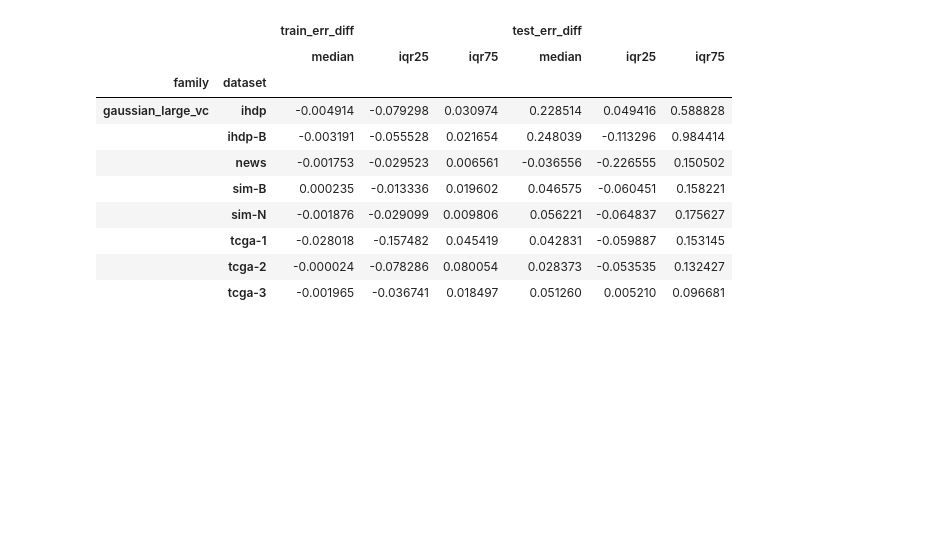
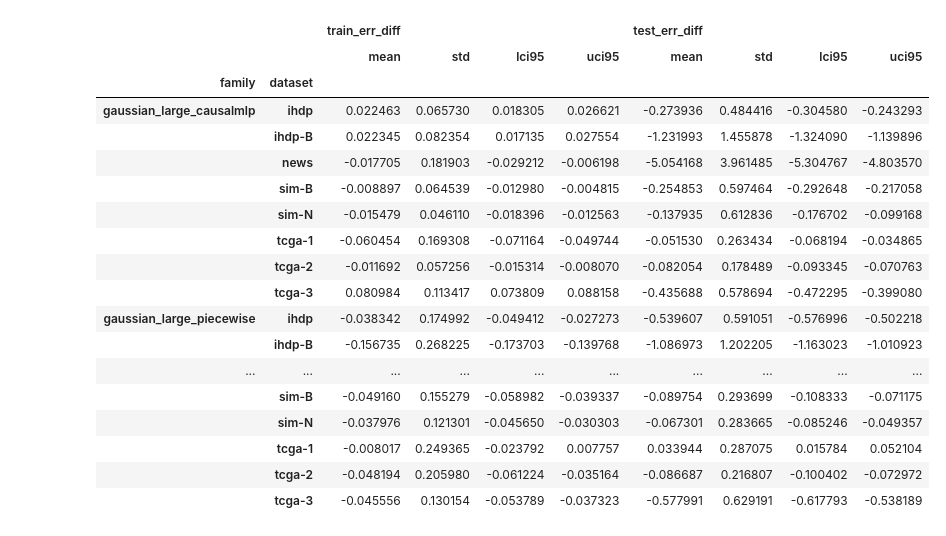
Before and after one commit to NSAPH-Projects/tresnet, a Jupyter notebook: notebooks/benchmarks.ipynb, the cells around one changed output. Saved outputs shown, nothing was run; the diff lists cells and outputs as text; code cells hidden in the pictures; blank space fills up the shorter version.

```diff
--- a/notebooks/benchmarks.ipynb
+++ b/notebooks/benchmarks.ipynb
@@ -9,6 +9,8 @@ logger = logging.getLogger(__name__)
 # %%
 logdirs = [
     "logs/exp1",
+    "logs/exp2",
+    "logs/exp3",
     # "logs/exp1b",
     # "logs/fix2_exp2",
     # "logs/fix3_exp2",
@@ -107,7 +114,7 @@ def _compute_metrics(x: pd.DataFrame) -> pd.Series:
 # %%
 results_ = []
 for logdir in logdirs:
-    logger.info(f"Extracting results from {logdir}")
+    print(f"Extracting results from {logdir}")
     results_.append(extract_results(logdir))
 keys = list(results_[0].keys())
 
@@ -120,6 +127,6 @@ for other_results in results_[1:]:
 results["metrics"] = (
     results["metrics"]
     .reset_index()
-    .sort_values(["dataset", "family", "train_mse"], ascending=False)
+    .sort_values(["dataset", "family", "train_err"], ascending=False)
 )
 # %% [output]
@@ -162,7 +180,7 @@ r["test_error"] = r["test_srf"] - r["true_test_srf"]
 # m1 = "ipw-classifier" # "tresnet-clever-ps"
 # m2 = "ipw-ps" # "vcnet"
 m1 = "tresnet-clever"
-m2 = "tarnet"
+m2 = "vcnet"
 df1 = r[r.experiment == m1][["train_error", "test_error", "shiftid"] + ecols]
 df2 = r[r.experiment == m2][["train_error", "test_error", "shiftid"] + ecols]
 dfd = pd.merge(df1, df2, on=["shiftid"] + ecols, suffixes=["_1", "_2"])
@@ -174,29 +192,37 @@ dfd["shiftid"] = dfd["shiftid"].astype(int)
 # %%
 # compute mean and standard errors
 # for standard errors must use 1.96 * std / sqrt(n)
 def lci95(x):
     return x.mean() - 1.96 * x.std() / np.sqrt(len(x))
 def uci95(x):
     return x.mean() + 1.96 * x.std() / np.sqrt(len(x))
 def iqr75(x):
     return x.quantile(0.75)
 def iqr25(x):
     return x.quantile(0.25)
 
-# dfd.drop(columns=["seed", "shiftid"]).groupby(["family", "dataset"]).agg(["mean", "std", lci95, uci95])
-dfd.drop(columns=["seed", "shiftid"]).groupby(["family", "dataset"]).agg(["median", iqr25, iqr75])
+dfd.drop(columns=["seed", "shiftid"]).groupby(["family", "dataset"]).agg(["mean", "std", lci95, uci95])
+# dfd.drop(columns=["seed", "shiftid"]).groupby(["family", "dataset"]).agg(["median", iqr25, iqr75])
 # %% [output]
-|  |  | train_err_diff |  |  | test_err_diff |  |  |
-|  |  | median | iqr25 | iqr75 | median | iqr25 | iqr75 |
-| family | dataset |  |  |  |  |  |  |
-| gaussian_large_vc | ihdp | -0.004914 | -0.079298 | 0.030974 | 0.228514 | 0.049416 | 0.588828 |
-|  | ihdp-B | -0.003191 | -0.055528 | 0.021654 | 0.248039 | -0.113296 | 0.984414 |
-|  | news | -0.001753 | -0.029523 | 0.006561 | -0.036556 | -0.226555 | 0.150502 |
-|  | sim-B | 0.000235 | -0.013336 | 0.019602 | 0.046575 | -0.060451 | 0.158221 |
-|  | sim-N | -0.001876 | -0.029099 | 0.009806 | 0.056221 | -0.064837 | 0.175627 |
-|  | tcga-1 | -0.028018 | -0.157482 | 0.045419 | 0.042831 | -0.059887 | 0.153145 |
-|  | tcga-2 | -0.000024 | -0.078286 | 0.080054 | 0.028373 | -0.053535 | 0.132427 |
-|  | tcga-3 | -0.001965 | -0.036741 | 0.018497 | 0.051260 | 0.005210 | 0.096681 |
+|  |  | train_err_diff |  |  |  | test_err_diff |  |  |  |
+|  |  | mean | std | lci95 | uci95 | mean | std | lci95 | uci95 |
+| family | dataset |  |  |  |  |  |  |  |  |
+| gaussian_large_causalmlp | ihdp | 0.022463 | 0.065730 | 0.018305 | 0.026621 | -0.273936 | 0.484416 | -0.304580 | -0.243293 |
+|  | ihdp-B | 0.022345 | 0.082354 | 0.017135 | 0.027554 | -1.231993 | 1.455878 | -1.324090 | -1.139896 |
+|  | news | -0.017705 | 0.181903 | -0.029212 | -0.006198 | -5.054168 | 3.961485 | -5.304767 | -4.803570 |
+|  | sim-B | -0.008897 | 0.064539 | -0.012980 | -0.004815 | -0.254853 | 0.597464 | -0.292648 | -0.217058 |
+|  | sim-N | -0.015479 | 0.046110 | -0.018396 | -0.012563 | -0.137935 | 0.612836 | -0.176702 | -0.099168 |
+|  | tcga-1 | -0.060454 | 0.169308 | -0.071164 | -0.049744 | -0.051530 | 0.263434 | -0.068194 | -0.034865 |
+|  | tcga-2 | -0.011692 | 0.057256 | -0.015314 | -0.008070 | -0.082054 | 0.178489 | -0.093345 | -0.070763 |
+|  | tcga-3 | 0.080984 | 0.113417 | 0.073809 | 0.088158 | -0.435688 | 0.578694 | -0.472295 | -0.399080 |
+| gaussian_large_piecewise | ihdp | -0.038342 | 0.174992 | -0.049412 | -0.027273 | -0.539607 | 0.591051 | -0.576996 | -0.502218 |
+|  | ihdp-B | -0.156735 | 0.268225 | -0.173703 | -0.139768 | -1.086973 | 1.202205 | -1.163023 | -1.010923 |
+| ... | ... | ... | ... | ... | ... | ... | ... | ... | ... |
+|  | sim-B | -0.049160 | 0.155279 | -0.058982 | -0.039337 | -0.089754 | 0.293699 | -0.108333 | -0.071175 |
+|  | sim-N | -0.037976 | 0.121301 | -0.045650 | -0.030303 | -0.067301 | 0.283665 | -0.085246 | -0.049357 |
+|  | tcga-1 | -0.008017 | 0.249365 | -0.023792 | 0.007757 | 0.033944 | 0.287075 | 0.015784 | 0.052104 |
+|  | tcga-2 | -0.048194 | 0.205980 | -0.061224 | -0.035164 | -0.086687 | 0.216807 | -0.100402 | -0.072972 |
+|  | tcga-3 | -0.045556 | 0.130154 | -0.053789 | -0.037323 | -0.577991 | 0.629191 | -0.617793 | -0.538189 |
 # %%
 dfd.drop(columns=["seed"]).groupby(["family", "dataset", "shiftid"]).agg(["mean", "std"])
 # %% [output]
```
Also changed, not shown: parts of 8 cells of this notebook, 8 other files.
